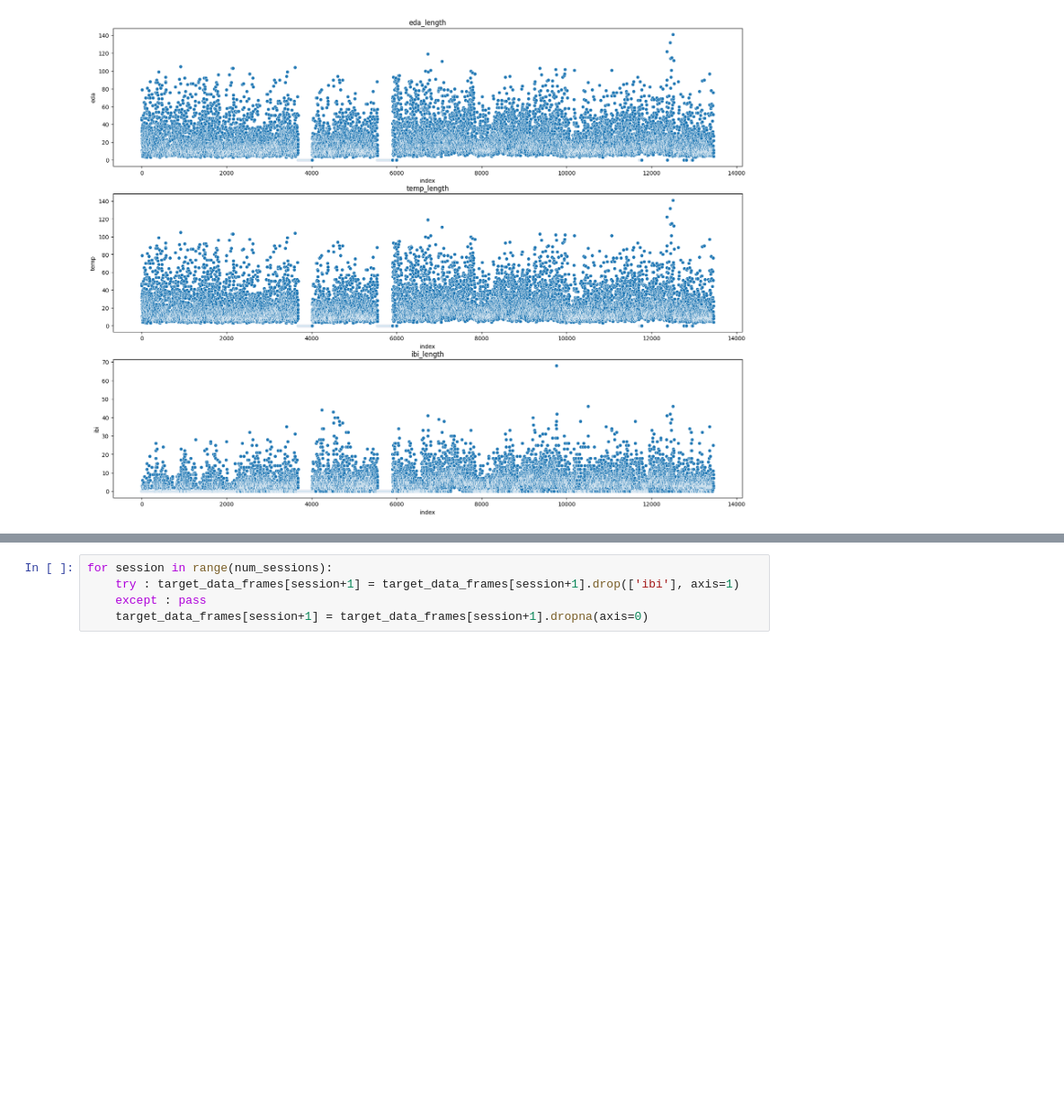
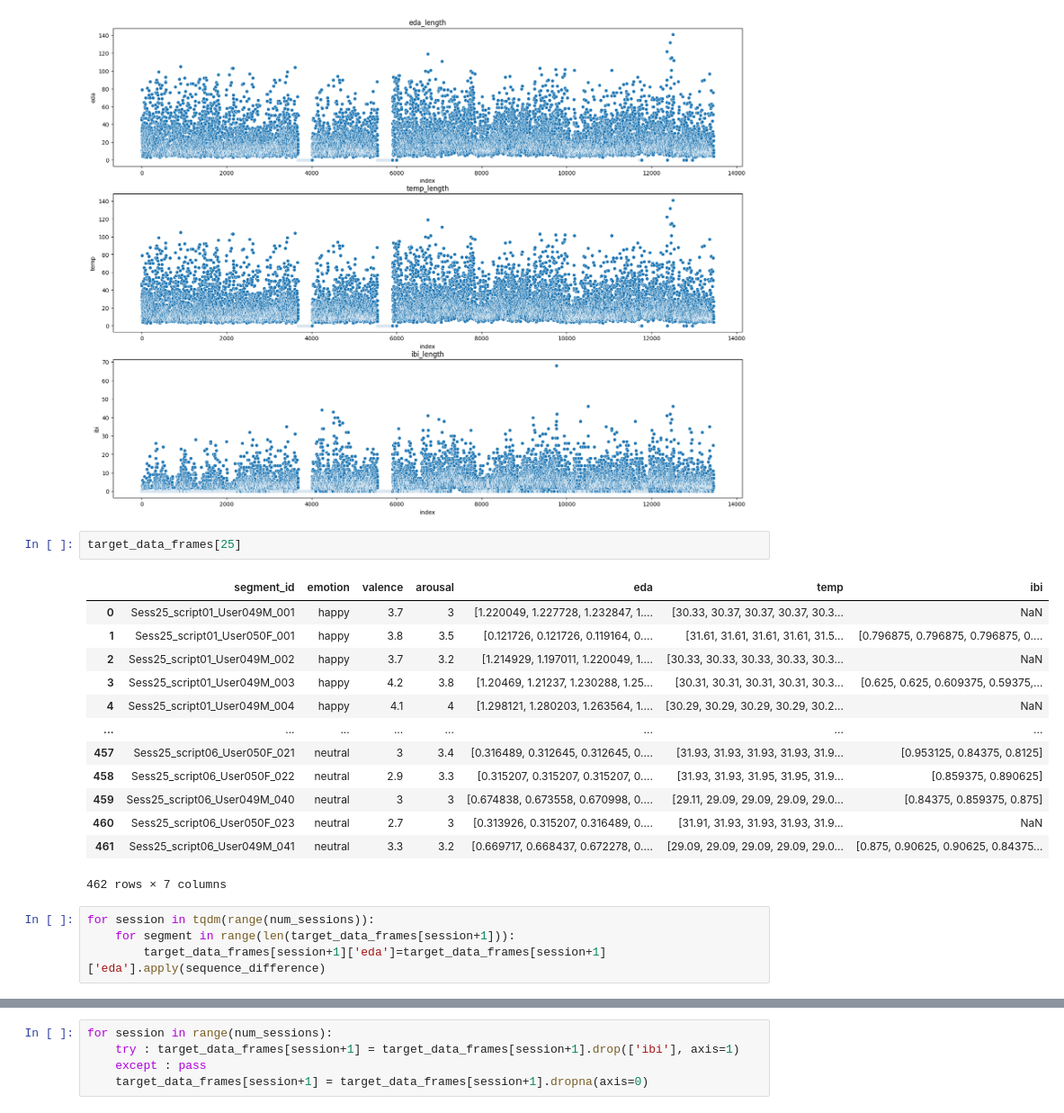
Before and after one commit to ARP-Lab/multi_modal, a Jupyter notebook: model/ts_analysis.ipynb, the cells around one changed output, grey strips where cells are left out. Shown at 90% size. Saved outputs shown, nothing was run; the diff lists cells and outputs as text; blank space fills up the shorter version.

```diff
--- a/model/ts_analysis.ipynb
+++ b/model/ts_analysis.ipynb
@@ -271,3 +346,23 @@ sns.scatterplot(data=length_df, x='index', y = 'ibi')
 plt.show()
 # %% [output]
 [figure]
+# %%
+target_data_frames[25]
+# %% [output]
+|  | segment_id | emotion | valence | arousal | eda | temp | ibi |
+| 0 | Sess25_script01_User049M_001 | happy | 3.7 | 3 | [1.220049, 1.227728, 1.232847, 1.... | [30.33, 30.37, 30.37, 30.37, 30.3... | NaN |
+| 1 | Sess25_script01_User050F_001 | happy | 3.8 | 3.5 | [0.121726, 0.121726, 0.119164, 0.... | [31.61, 31.61, 31.61, 31.61, 31.5... | [0.796875, 0.796875, 0.796875, 0.... |
+| 2 | Sess25_script01_User049M_002 | happy | 3.7 | 3.2 | [1.214929, 1.197011, 1.220049, 1.... | [30.33, 30.33, 30.33, 30.33, 30.3... | NaN |
+| 3 | Sess25_script01_User049M_003 | happy | 4.2 | 3.8 | [1.20469, 1.21237, 1.230288, 1.25... | [30.31, 30.31, 30.31, 30.31, 30.3... | [0.625, 0.625, 0.609375, 0.59375,... |
+| 4 | Sess25_script01_User049M_004 | happy | 4.1 | 4 | [1.298121, 1.280203, 1.263564, 1.... | [30.29, 30.29, 30.29, 30.29, 30.2... | NaN |
+| ... | ... | ... | ... | ... | ... | ... | ... |
+| 457 | Sess25_script06_User050F_021 | neutral | 3 | 3.4 | [0.316489, 0.312645, 0.312645, 0.... | [31.93, 31.93, 31.93, 31.93, 31.9... | [0.953125, 0.84375, 0.8125] |
+| 458 | Sess25_script06_User050F_022 | neutral | 2.9 | 3.3 | [0.315207, 0.315207, 0.315207, 0.... | [31.93, 31.93, 31.95, 31.95, 31.9... | [0.859375, 0.890625] |
+| 459 | Sess25_script06_User049M_040 | neutral | 3 | 3 | [0.674838, 0.673558, 0.670998, 0.... | [29.11, 29.09, 29.09, 29.09, 29.0... | [0.84375, 0.859375, 0.875] |
+| 460 | Sess25_script06_User050F_023 | neutral | 2.7 | 3 | [0.313926, 0.315207, 0.316489, 0.... | [31.91, 31.93, 31.93, 31.93, 31.9... | NaN |
+| 461 | Sess25_script06_User049M_041 | neutral | 3.3 | 3.2 | [0.669717, 0.668437, 0.672278, 0.... | [29.09, 29.09, 29.09, 29.09, 29.0... | [0.875, 0.90625, 0.90625, 0.84375... |
+462 rows × 7 columns
+# %%
+for session in tqdm(range(num_sessions)):
+    for segment in range(len(target_data_frames[session+1])):
+        target_data_frames[session+1]['eda']=target_data_frames[session+1]['eda'].apply(sequence_difference)
```
Also changed, not shown: parts of 29 cells of this notebook.
